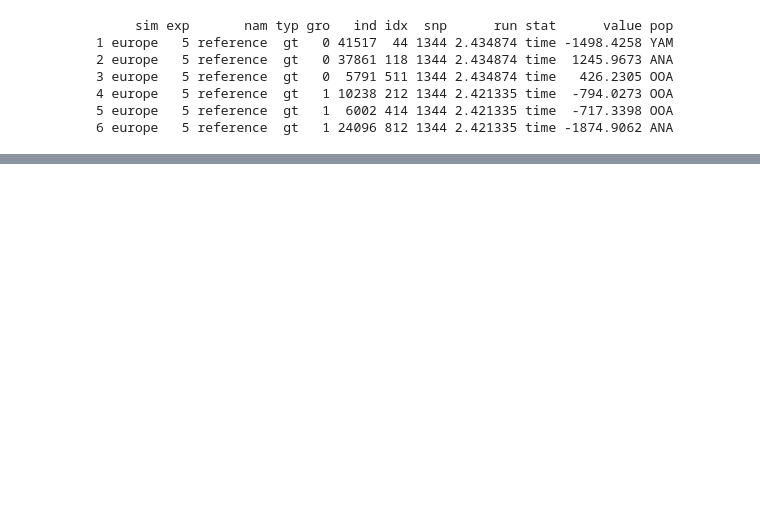
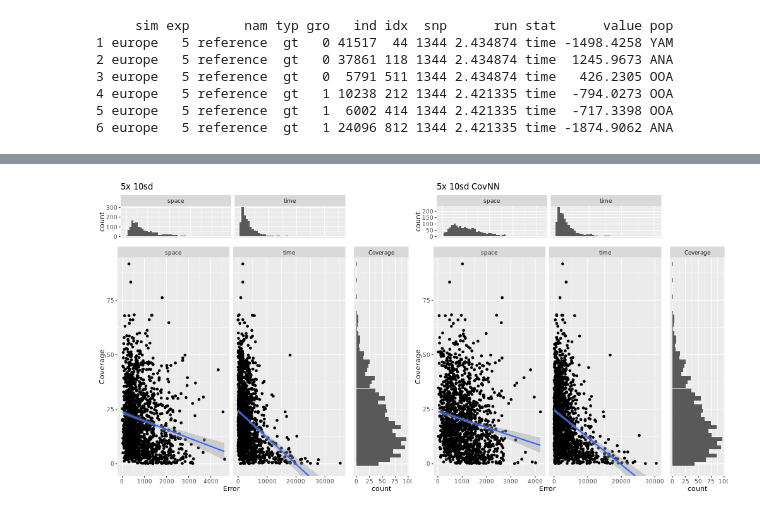
Before and after one commit to MoiColl/spaceNNtime, a Jupyter notebook: backup/jupyternotebooks/spaceNNtime_simulations.ipynb, the cells around one changed output, grey strips where cells are left out. Cells and saved outputs as stored; diff of their text form; code cells hidden in the pictures; blank space fills up the shorter version.

```diff
--- a/backup/jupyternotebooks/spaceNNtime_simulations.ipynb
+++ b/backup/jupyternotebooks/spaceNNtime_simulations.ipynb
@@ -1048,0 +699,8 @@ arc
+# %%
+%%R -w 1000 -h 500
+
+plot_grid(
+coveragevserror("60", ylim = c(-1, 90), title = "5x 10sd"),
+coveragevserror("61", ylim = c(-1, 90), title = "5x 10sd CovNN"))
+# %% [output]
+[figure, added]
```
Also changed, not shown: parts of 27 cells of this notebook, 3 other files.
